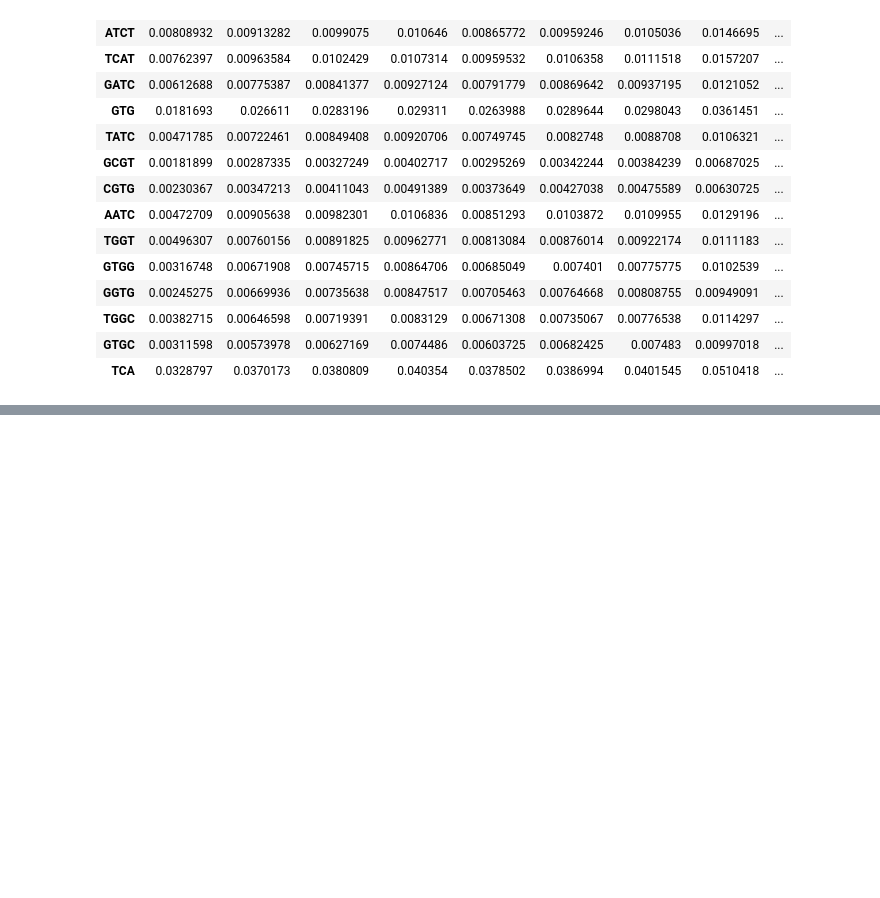
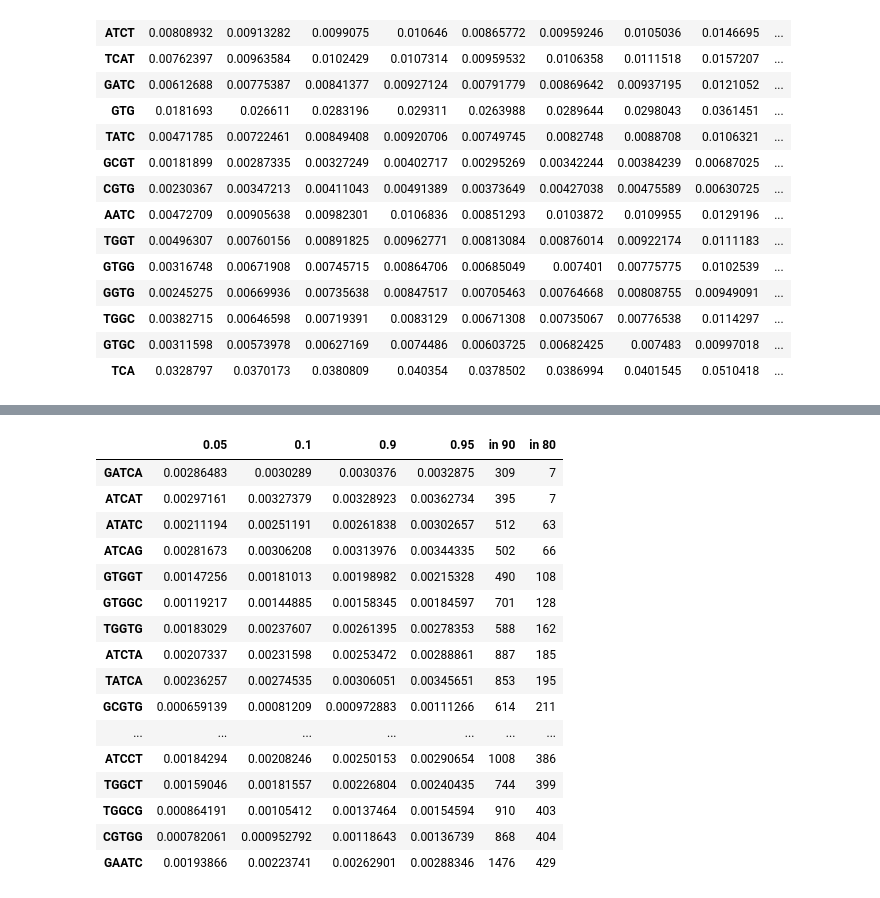
Before and after one commit to DeadlineWasYesterday/V-Classifier, a Jupyter notebook: gc plotter and ele anal.ipynb, the cells around one changed output, grey strips where cells are left out. Drawn from its saved outputs; the diff is of its cells as text; code cells hidden in the pictures; blank space fills up the shorter version.

```diff
--- a/gc plotter and ele anal.ipynb
+++ b/gc plotter and ele anal.ipynb
@@ -610,3 +609,37 @@ adf
 | TGGC | 0.00382715 | 0.00646598 | 0.00719391 | 0.0083129 | 0.00671308 | 0.00735067 | 0.00776538 | 0.0114297 | ... |
 | GTGC | 0.00311598 | 0.00573978 | 0.00627169 | 0.0074486 | 0.00603725 | 0.00682425 | 0.007483 | 0.00997018 | ... |
 | TCA | 0.0328797 | 0.0370173 | 0.0380809 | 0.040354 | 0.0378502 | 0.0386994 | 0.0401545 | 0.0510418 | ... |
+# %%
+import pandas as pd
+d = pd.read_csv('win5 len scaled.csv')
+# %%
+rp1 = d.iloc[:2862]
+rn1 = d.iloc[2862:].reset_index(drop = True)
+# %%
+res = pd.concat([rp1,rn1], axis = 0).reset_index(drop = True)
+
+rpd = pd.concat([rp1.quantile(q=0.05), rp1.quantile(q=0.10), rp1.quantile(q=0.90), rp1.quantile(q=0.95)], axis=1)
+rnd = pd.concat([rn1.quantile(q=0.05), rn1.quantile(q=0.10), rn1.quantile(q=0.90), rn1.quantile(q=0.95)], axis=1)
+
+odf = pd.DataFrame(index = rpd.index, columns= rpd.columns)
+
+for i3 in rpd.index:
+    odf.loc[i3,0.05] = max(rpd.loc[i3,0.05], rnd.loc[i3,0.05])
+    odf.loc[i3,0.10] = max(rpd.loc[i3,0.10], rnd.loc[i3,0.10])
+    odf.loc[i3,0.90] = min(rpd.loc[i3,0.90], rnd.loc[i3,0.90])
+    odf.loc[i3,0.95] = min(rpd.loc[i3,0.95], rnd.loc[i3,0.95])
+
+odf['in 90'] = 0
+odf['in 80'] = 0
+
+for i in res.index:
+    for c in res.columns:
+        if odf.loc[c,0.05] < res.loc[i,c] < odf.loc[c,0.95]:
+            odf.loc[c, 'in 90'] = odf.loc[c, 'in 90'] + 1
+
+            if odf.loc[c,0.10] < res.loc[i,c] < odf.loc[c,0.90]:
+                odf.loc[c, 'in 80'] = odf.loc[c, 'in 80'] + 1
+
+    print('At %d index.' %i)
+
+odf.sort_values(by=['in 80', 'in 90'])
@@ -612,0 +661,20 @@ adf
+# %%
+odf.sort_values(by=['in 80', 'in 90'])[:20]
+# %% [output]
+|  | 0.05 | 0.1 | 0.9 | 0.95 | in 90 | in 80 |
+| GATCA | 0.00286483 | 0.0030289 | 0.0030376 | 0.0032875 | 309 | 7 |
+| ATCAT | 0.00297161 | 0.00327379 | 0.00328923 | 0.00362734 | 395 | 7 |
+| ATATC | 0.00211194 | 0.00251191 | 0.00261838 | 0.00302657 | 512 | 63 |
+| ATCAG | 0.00281673 | 0.00306208 | 0.00313976 | 0.00344335 | 502 | 66 |
+| GTGGT | 0.00147256 | 0.00181013 | 0.00198982 | 0.00215328 | 490 | 108 |
+| GTGGC | 0.00119217 | 0.00144885 | 0.00158345 | 0.00184597 | 701 | 128 |
+| TGGTG | 0.00183029 | 0.00237607 | 0.00261395 | 0.00278353 | 588 | 162 |
+| ATCTA | 0.00207337 | 0.00231598 | 0.00253472 | 0.00288861 | 887 | 185 |
+| TATCA | 0.00236257 | 0.00274535 | 0.00306051 | 0.00345651 | 853 | 195 |
+| GCGTG | 0.000659139 | 0.00081209 | 0.000972883 | 0.00111266 | 614 | 211 |
+| ... | ... | ... | ... | ... | ... | ... |
+| ATCCT | 0.00184294 | 0.00208246 | 0.00250153 | 0.00290654 | 1008 | 386 |
+| TGGCT | 0.00159046 | 0.00181557 | 0.00226804 | 0.00240435 | 744 | 399 |
+| TGGCG | 0.000864191 | 0.00105412 | 0.00137464 | 0.00154594 | 910 | 403 |
+| CGTGG | 0.000782061 | 0.000952792 | 0.00118643 | 0.00136739 | 868 | 404 |
+| GAATC | 0.00193866 | 0.00223741 | 0.00262901 | 0.00288346 | 1476 | 429 |
```
Also changed, not shown: parts of 3 cells of this notebook, 5 other files.
